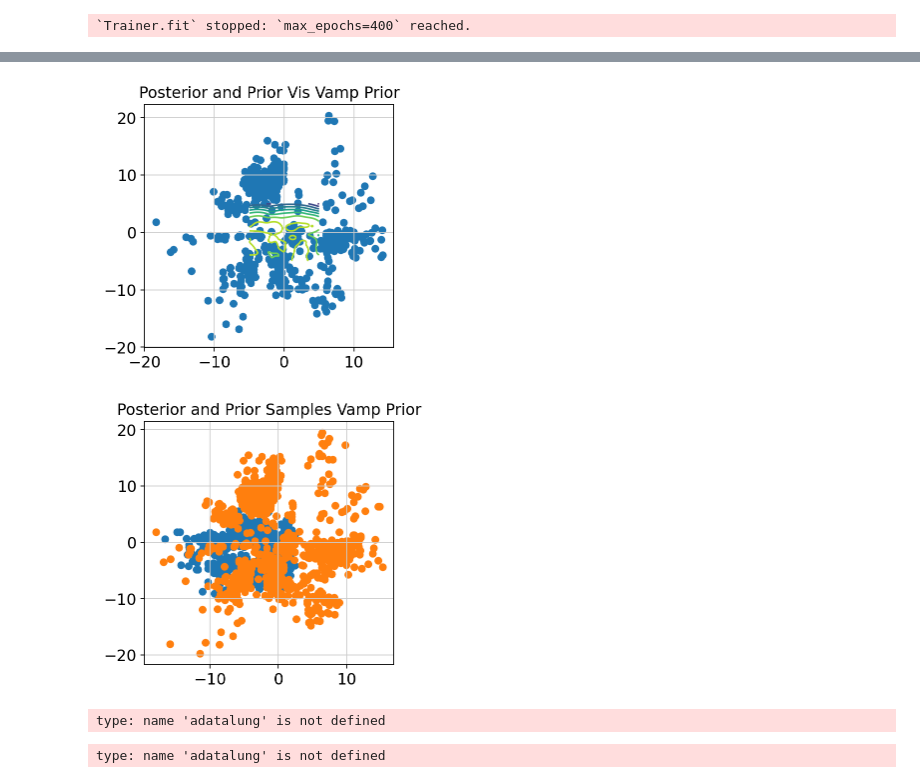
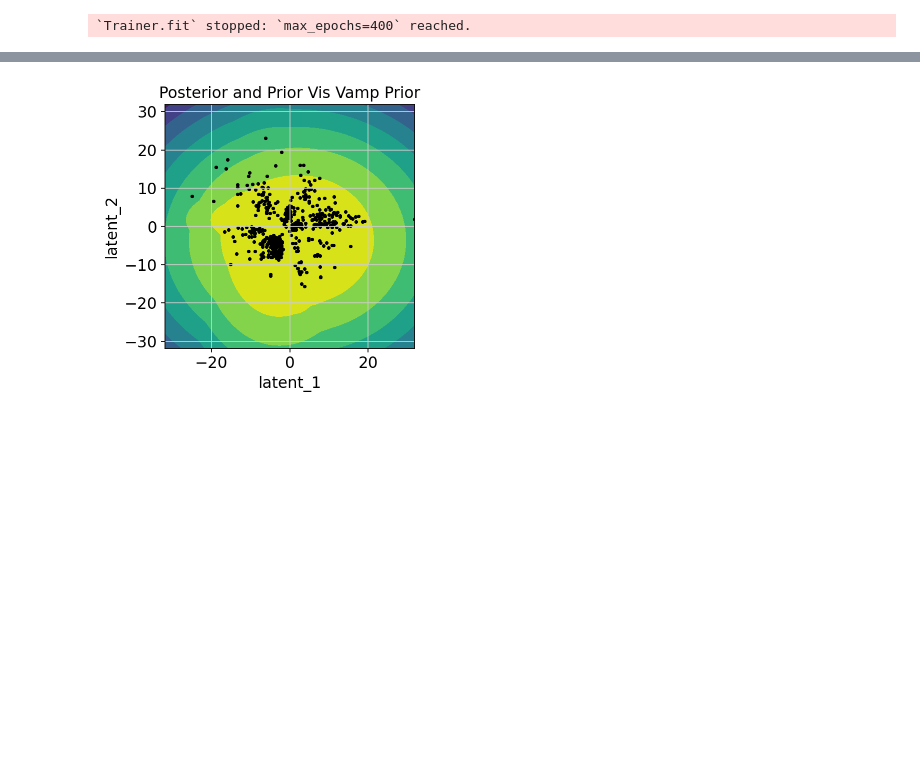
Before and after one commit to LeanderDiazBone/BachelorThesis, a Jupyter notebook: posterior_visualization.ipynb, the cells around one changed output, grey strips where cells are left out. Saved outputs shown, nothing was run; the diff lists cells and outputs as text; code cells hidden in the pictures; blank space fills up the shorter version.

```diff
--- a/posterior_visualization.ipynb
+++ b/posterior_visualization.ipynb
@@ -99,5 +86,4 @@ posteriorVisualization(adata,vaeVP,dist=vaeVP.module.prior, lim=10,pr="vamp")
 # %%
-bothVisualizations(adata, vaeVP, "Vamp")
+posteriorVisualization(adata, vaeVP,  "Vamp")
 # %% [output]
-[figure, old version]
+[figure, new version]
-[figure, removed]
@@ -107,8 +89,0 @@ adatalung = anndata.read_h5ad(filename="data/adataw.h5ad")
-# %%
-vaeVPL = trainModelPostVis(adatalung,"vamp",max_epochs=400,save="models/vamp_lung_400eps")
-# %% [output]
-type: name 'adatalung' is not defined
-# %%
-plotAllHistory(adatalung, vaeVPL)
-# %% [output]
-type: name 'adatalung' is not defined
```
Also changed, not shown: parts of 12 cells of this notebook, 18 other files.
